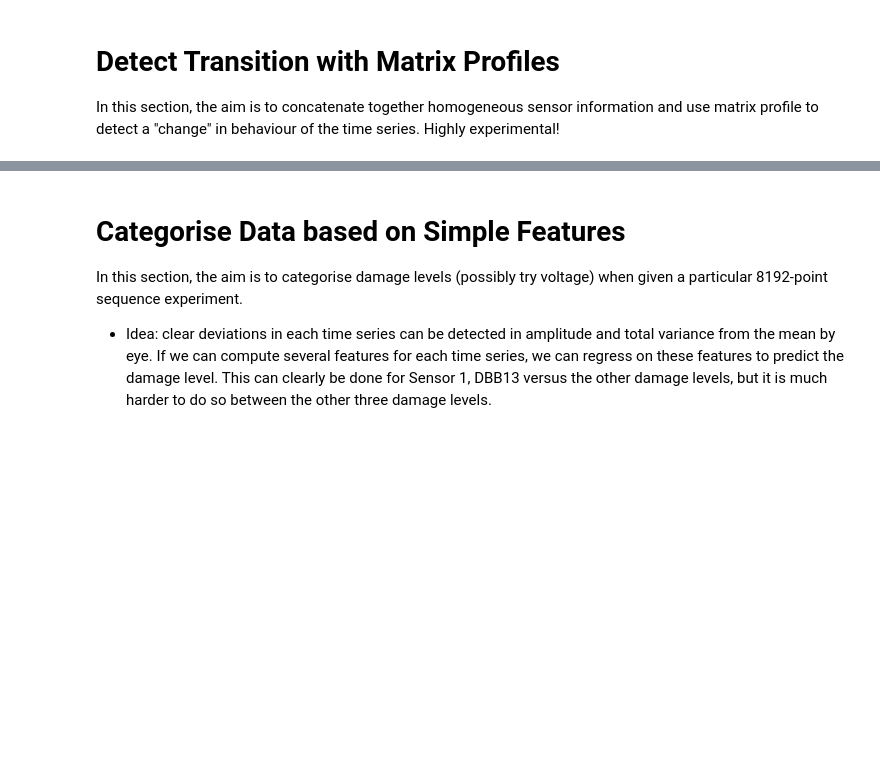
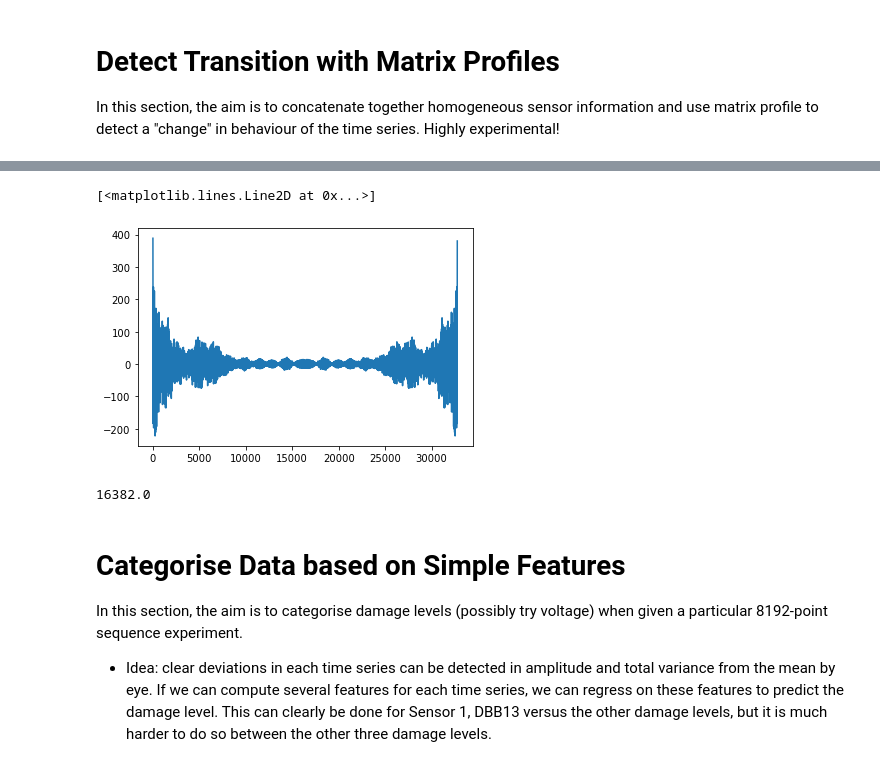
Before and after one commit to twan3617/anomalies, a Jupyter notebook: Example_Data_Sandia.ipynb, the cells around one changed output, grey strips where cells are left out. Saved outputs shown, nothing was run; the diff lists cells and outputs as text; code cells hidden in the pictures; blank space fills up the shorter version.

```diff
--- a/Example_Data_Sandia.ipynb
+++ b/Example_Data_Sandia.ipynb
@@ -365,3 +392,21 @@ np.shape(mp) # stumpy.stump returns 0. matrix profile values (z-normalised Eucli
+# %%
+mod_fft = (np.abs(np.fft.fft(ts_cat)))**2
+n = len(mod_fft)
+
+#plt.plot(mod_fft[0:int(n/2)-10000]) # well, I wasn't expecting any trends with my fake data anyway
+# smoothing?
+# smoothies?
+
+plt.plot(np.fft.ifft(mod_fft))
+
+#mod_fft[0:int(n/2)]
+# %% [output]
+[<matplotlib.lines.Line2D at 0x...>]
+[figure, added]
+# %%
+np.floor(n/2)
+# %% [output]
+16382.0
 # %% [markdown]
 # Categorise Data based on Simple Features
 In this section, the aim is to categorise damage levels (possibly try voltage) when given a particular 8192-point sequence experiment.
```
Also changed, not shown: parts of 14 cells of this notebook.
